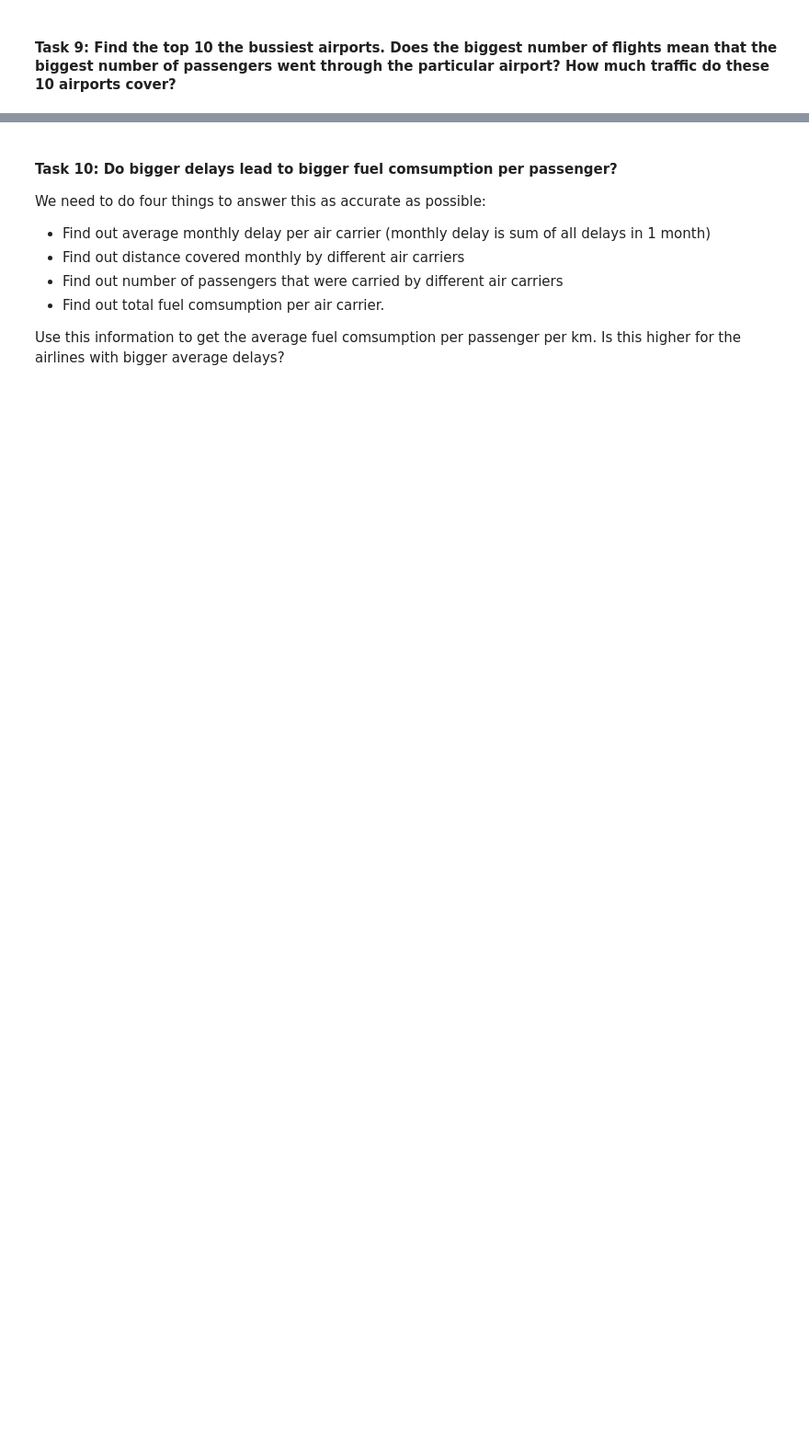
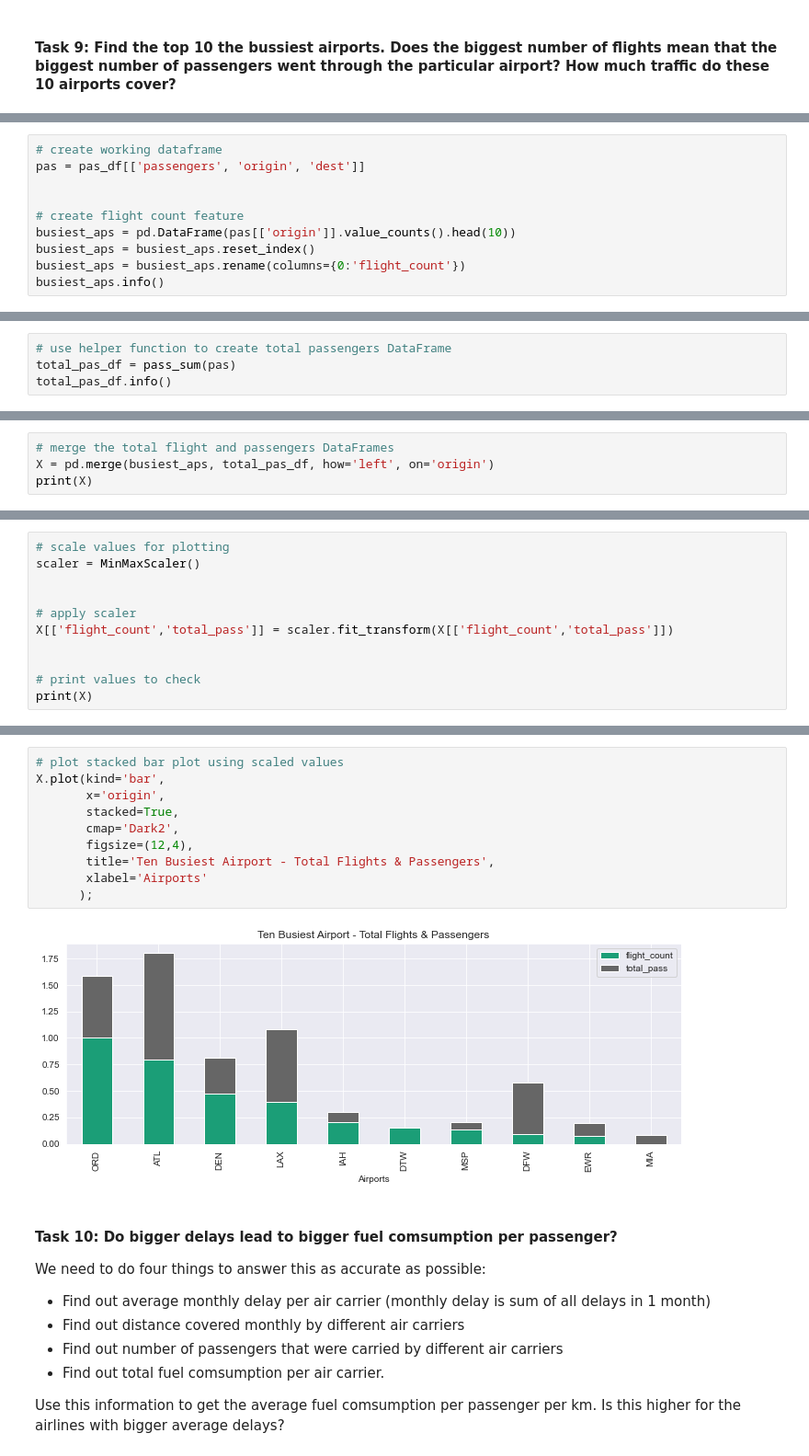
Before and after one commit to rileyjfournier/mid-term-project-I, a Jupyter notebook: Riley/exploratory_analysis-Copy1.ipynb, the cells around one changed output, grey strips where cells are left out. Shown at 92% size. Saved outputs shown, nothing was run; the diff lists cells and outputs as text; blank space fills up the shorter version.

```diff
--- a/Riley/exploratory_analysis-Copy1.ipynb
+++ b/Riley/exploratory_analysis-Copy1.ipynb
@@ -329,0 +345,10 @@ plt.show()
+# %%
+# create working dataframe
+pas = pas_df[['passengers', 'origin', 'dest']]
+
+
+# create flight count feature
+busiest_aps = pd.DataFrame(pas[['origin']].value_counts().head(10))
+busiest_aps = busiest_aps.reset_index()
+busiest_aps = busiest_aps.rename(columns={0:'flight_count'})
+busiest_aps.info()
@@ -329,0 +406,4 @@ plt.show()
+# %%
+# use helper function to create total passengers DataFrame
+total_pas_df = pass_sum(pas)
+total_pas_df.info()
@@ -329,0 +420,4 @@ plt.show()
+# %%
+# merge the total flight and passengers DataFrames
+X = pd.merge(busiest_aps, total_pas_df, how='left', on='origin')
+print(X)
@@ -329,0 +438,11 @@ plt.show()
+# %%
+# scale values for plotting
+scaler = MinMaxScaler()
+
+
+# apply scaler
+X[['flight_count','total_pass']] = scaler.fit_transform(X[['flight_count','total_pass']])
+
+
+# print values to check
+print(X)
@@ -330,3 +461,15 @@ plt.show()
+# %%
+# plot stacked bar plot using scaled values
+X.plot(kind='bar',
+       x='origin',
+       stacked=True,
+       cmap='Dark2',
+       figsize=(12,4),
+       title='Ten Busiest Airport - Total Flights & Passengers',
+       xlabel='Airports'
+      );
+# %% [output]
+[figure, added]
 # %% [markdown]
 #### **Task 10**: Do bigger delays lead to bigger fuel comsumption per passenger?
 We need to do four things to answer this as accurate as possible:
```
Also changed, not shown: parts of 8 cells of this notebook.
